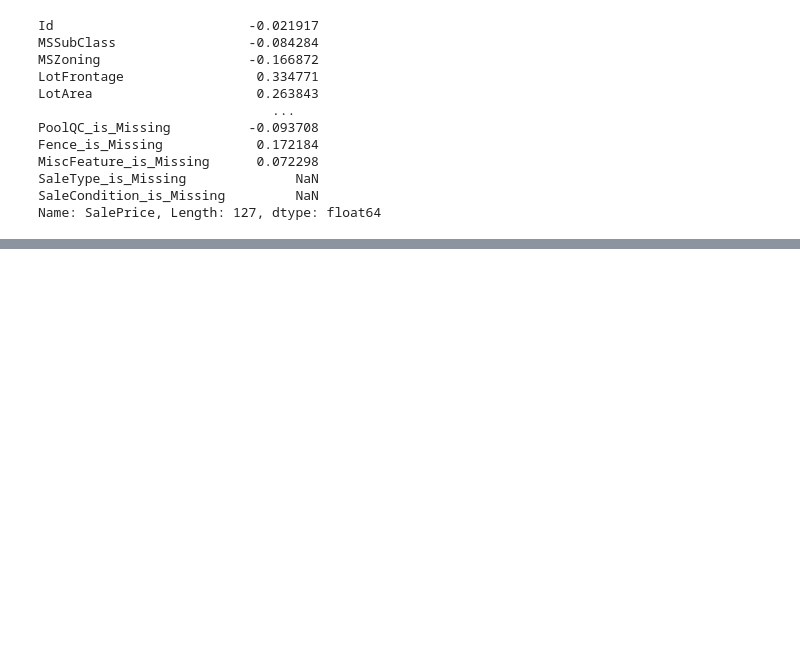
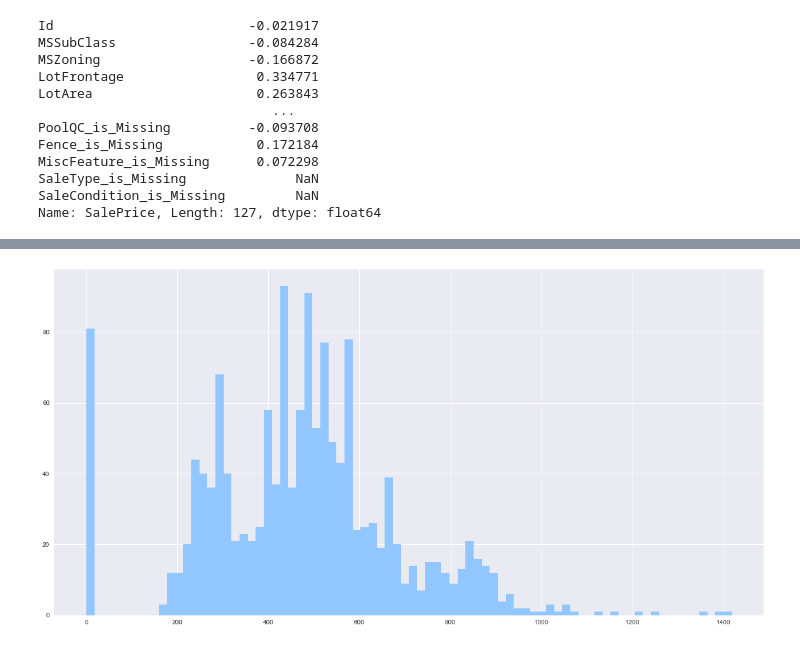
Before and after one commit to n1az/house-price-prediction, a Jupyter notebook: House Price.ipynb, the cells around one changed output, grey strips where cells are left out. Saved outputs shown, nothing was run; the diff lists cells and outputs as text; code cells hidden in the pictures; blank space fills up the shorter version.

```diff
--- a/House Price.ipynb
+++ b/House Price.ipynb
@@ -490,0 +1052,4 @@ plt.yticks(fontsize=12);
+# %%
+df_tmp["GarageArea"].hist(bins=80, figsize = (20,10));
+# %% [output]
+[figure, added]
```
Also changed, not shown: parts of 62 cells of this notebook, 7 other files.
